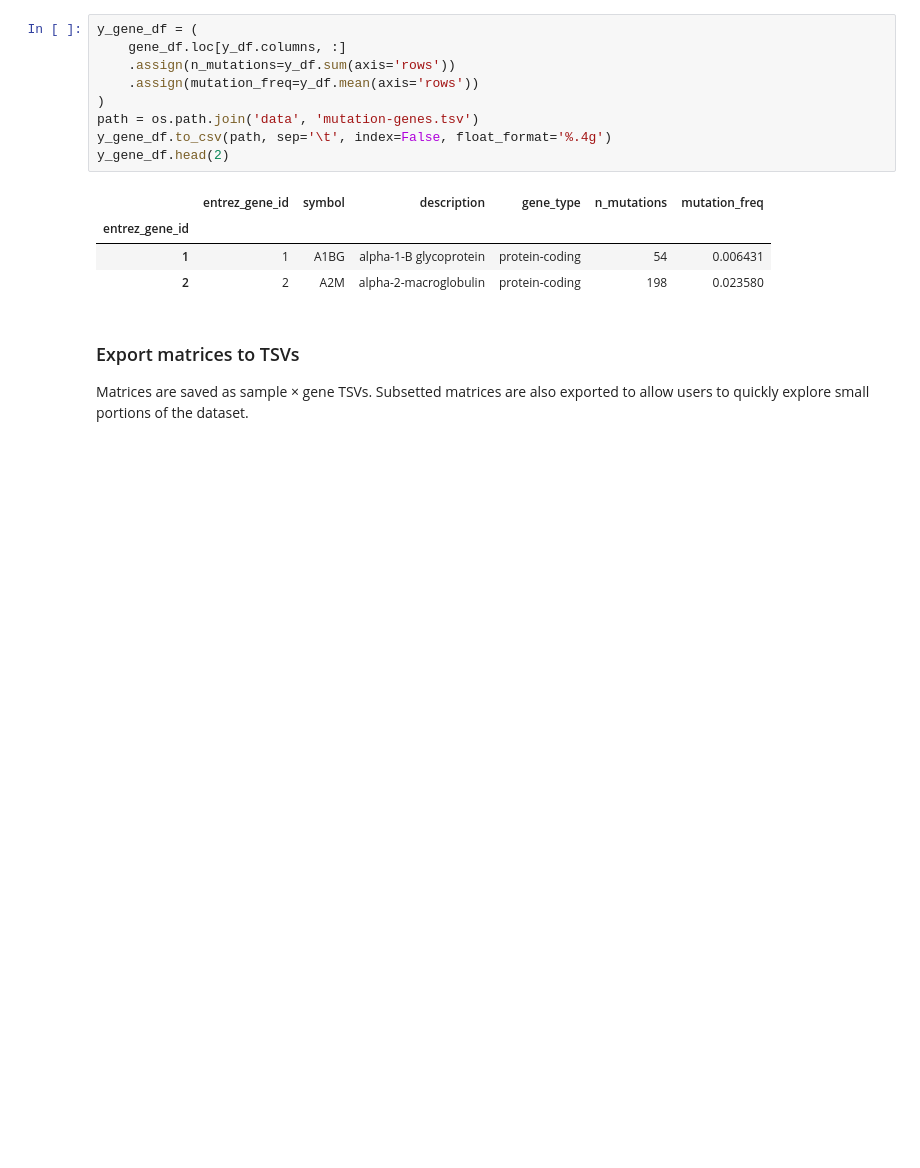
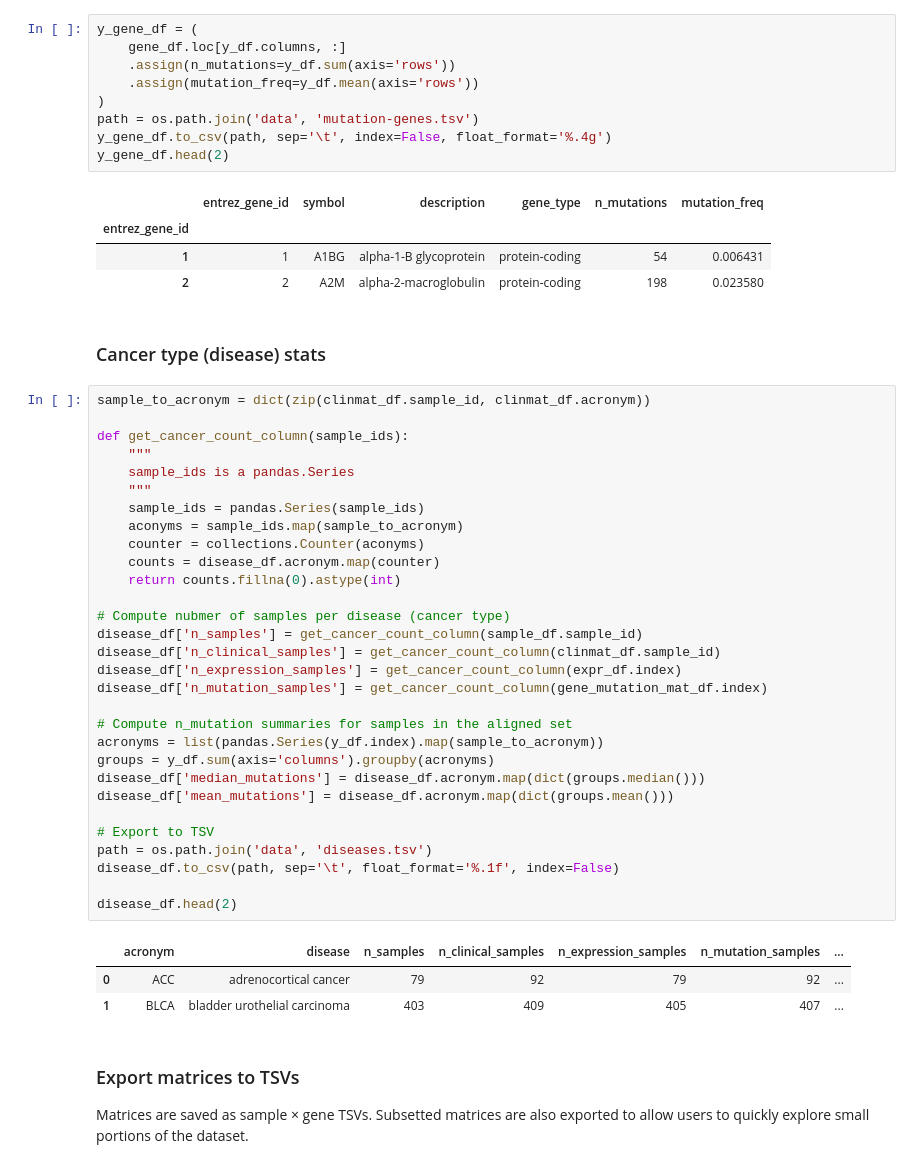
Before and after one commit to cognoma/cancer-data, a Jupyter notebook: 2.TCGA-process.ipynb, the cells around one changed output. Drawn from its saved outputs; the diff is of its cells as text; blank space fills up the shorter version.

Commit message:
Create data/diseases.tsv with summary info
Supercedes https://github.com/cognoma/cancer-data/pull/45

```diff
--- a/2.TCGA-process.ipynb
+++ b/2.TCGA-process.ipynb
@@ -424,6 +424,42 @@ y_gene_df.head(2)
 | entrez_gene_id |  |  |  |  |  |  |
 | 1 | 1 | A1BG | alpha-1-B glycoprotein | protein-coding | 54 | 0.006431 |
 | 2 | 2 | A2M | alpha-2-macroglobulin | protein-coding | 198 | 0.023580 |
+# %% [markdown]
+### Cancer type (disease) stats
+# %%
+sample_to_acronym = dict(zip(clinmat_df.sample_id, clinmat_df.acronym))
+
+def get_cancer_count_column(sample_ids):
+    """
+    sample_ids is a pandas.Series
+    """
+    sample_ids = pandas.Series(sample_ids)
+    aconyms = sample_ids.map(sample_to_acronym)
+    counter = collections.Counter(aconyms)
+    counts = disease_df.acronym.map(counter)
+    return counts.fillna(0).astype(int)
+
+# Compute nubmer of samples per disease (cancer type)
+disease_df['n_samples'] = get_cancer_count_column(sample_df.sample_id)
+disease_df['n_clinical_samples'] = get_cancer_count_column(clinmat_df.sample_id)
+disease_df['n_expression_samples'] = get_cancer_count_column(expr_df.index)
+disease_df['n_mutation_samples'] = get_cancer_count_column(gene_mutation_mat_df.index)
+
+# Compute n_mutation summaries for samples in the aligned set
+acronyms = list(pandas.Series(y_df.index).map(sample_to_acronym))
+groups = y_df.sum(axis='columns').groupby(acronyms)
+disease_df['median_mutations'] = disease_df.acronym.map(dict(groups.median()))
+disease_df['mean_mutations'] = disease_df.acronym.map(dict(groups.mean()))
+
+# Export to TSV
+path = os.path.join('data', 'diseases.tsv')
+disease_df.to_csv(path, sep='\t', float_format='%.1f', index=False)
+
+disease_df.head(2)
+# %% [output]
+|  | acronym | disease | n_samples | n_clinical_samples | n_expression_samples | n_mutation_samples | ... |
+| 0 | ACC | adrenocortical cancer | 79 | 92 | 79 | 92 | ... |
+| 1 | BLCA | bladder urothelial carcinoma | 403 | 409 | 405 | 407 | ... |
 # %% [markdown]
 ### Export matrices to TSVs
 
```
Also changed, not shown: 2 other files.
